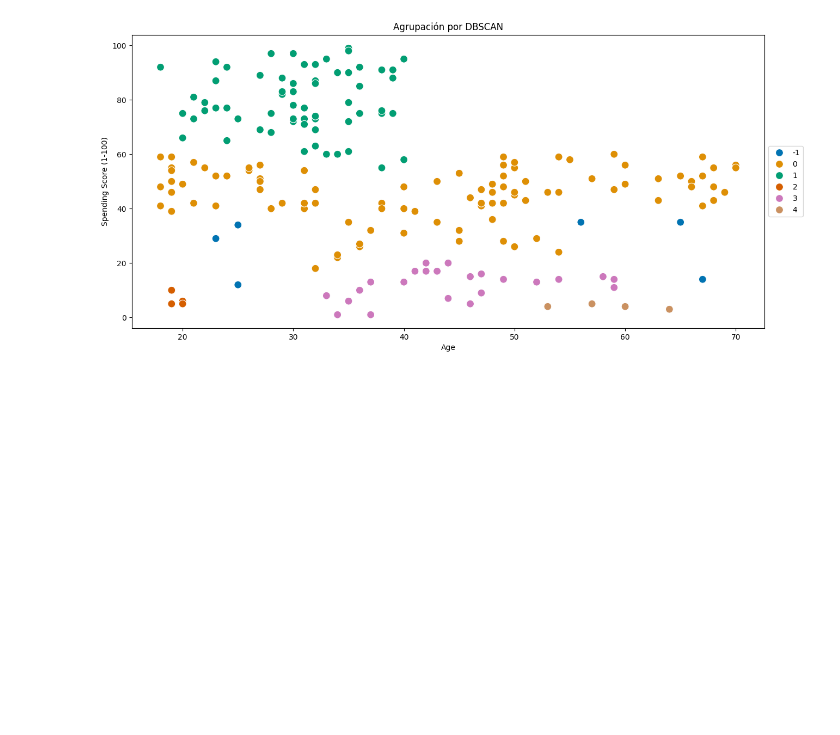
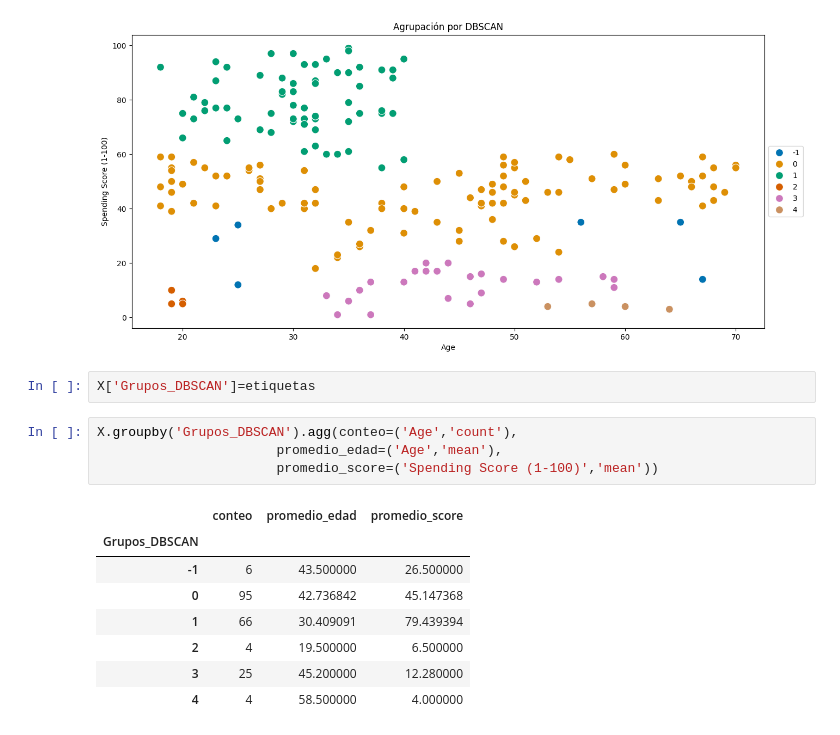
Before and after one commit to jazaineam1/Andes_ADDBD, a Jupyter notebook: Sesion15/15_Aprendizaje_no_supervisado-agrupación.ipynb, the cells around one changed output. Cells and saved outputs as stored; diff of their text form; blank space fills up the shorter version.

```diff
--- a/Sesion15/15_Aprendizaje_no_supervisado-agrupación.ipynb
+++ b/Sesion15/15_Aprendizaje_no_supervisado-agrupación.ipynb
@@ -231,3 +231,18 @@ c.legend(loc='center left', bbox_to_anchor=(1, 0.5), ncol=1)
 # %% [output]
 <matplotlib.legend.Legend at 0x...>
 [figure]
+# %%
+X['Grupos_DBSCAN']=etiquetas
+# %%
+X.groupby('Grupos_DBSCAN').agg(conteo=('Age','count'),
+                       promedio_edad=('Age','mean'),
+                       promedio_score=('Spending Score (1-100)','mean'))
+# %% [output]
+|  | conteo | promedio_edad | promedio_score |
+| Grupos_DBSCAN |  |  |  |
+| -1 | 6 | 43.500000 | 26.500000 |
+| 0 | 95 | 42.736842 | 45.147368 |
+| 1 | 66 | 30.409091 | 79.439394 |
+| 2 | 4 | 19.500000 | 6.500000 |
+| 3 | 25 | 45.200000 | 12.280000 |
+| 4 | 4 | 58.500000 | 4.000000 |
```
